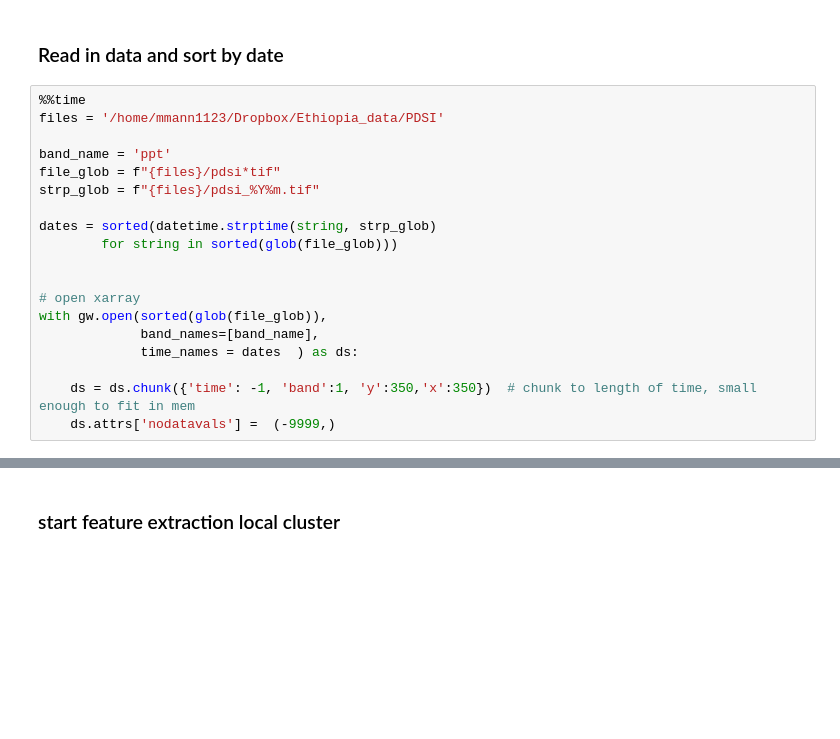
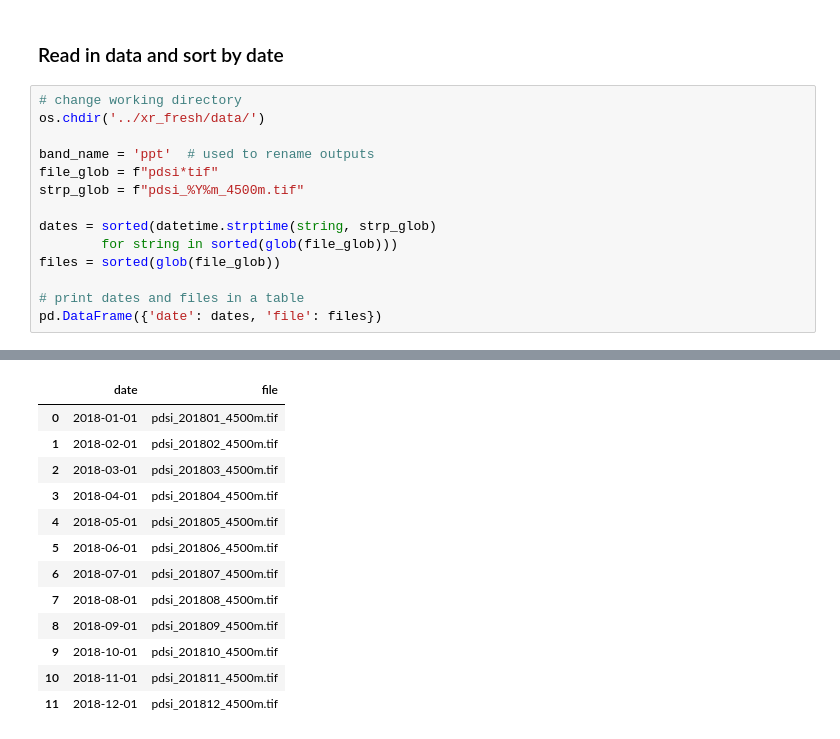
Before and after one commit to mmann1123/xr_fresh, a Jupyter notebook: notebooks/feature_extraction.ipynb, the cells around one changed output, grey strips where cells are left out. Cells and saved outputs as stored; diff of their text form; blank space fills up the shorter version.

```diff
--- a/notebooks/feature_extraction.ipynb
+++ b/notebooks/feature_extraction.ipynb
@@ -22,22 +15,17 @@ from pathlib import Path
 # %% [markdown]
 ### Read in data and sort by date
 # %%
-%%time
-files = '/home/mmann1123/Dropbox/Ethiopia_data/PDSI'
+# change working directory
+os.chdir('../xr_fresh/data/')
 
-band_name = 'ppt'
-file_glob = f"{files}/pdsi*tif"
-strp_glob = f"{files}/pdsi_%Y%m.tif"
+band_name = 'ppt'  # used to rename outputs
+file_glob = f"pdsi*tif"
+strp_glob = f"pdsi_%Y%m_4500m.tif"
 
 dates = sorted(datetime.strptime(string, strp_glob)
         for string in sorted(glob(file_glob)))
+files = sorted(glob(file_glob))
 
-
-# open xarray
-with gw.open(sorted(glob(file_glob)),
-             band_names=[band_name],
-             time_names = dates  ) as ds:
-
-    ds = ds.chunk({'time': -1, 'band':1, 'y':350,'x':350})  # chunk to length of time, small enough to fit in mem
-    ds.attrs['nodatavals'] =  (-9999,)
+# print dates and files in a table
+pd.DataFrame({'date': dates, 'file': files})
 # %% [output]
@@ -46,2 +32,13 @@ Wall time: 490 ms
+|  | date | file |
+| 0 | 2018-01-01 | pdsi_201801_4500m.tif |
+| 1 | 2018-02-01 | pdsi_201802_4500m.tif |
+| 2 | 2018-03-01 | pdsi_201803_4500m.tif |
+| 3 | 2018-04-01 | pdsi_201804_4500m.tif |
+| 4 | 2018-05-01 | pdsi_201805_4500m.tif |
+| 5 | 2018-06-01 | pdsi_201806_4500m.tif |
+| 6 | 2018-07-01 | pdsi_201807_4500m.tif |
+| 7 | 2018-08-01 | pdsi_201808_4500m.tif |
+| 8 | 2018-09-01 | pdsi_201809_4500m.tif |
+| 9 | 2018-10-01 | pdsi_201810_4500m.tif |
+| 10 | 2018-11-01 | pdsi_201811_4500m.tif |
+| 11 | 2018-12-01 | pdsi_201812_4500m.tif |
-# %% [markdown]
-### start feature extraction local cluster
```
Also changed, not shown: parts of 17 cells of this notebook, 17 other files.
